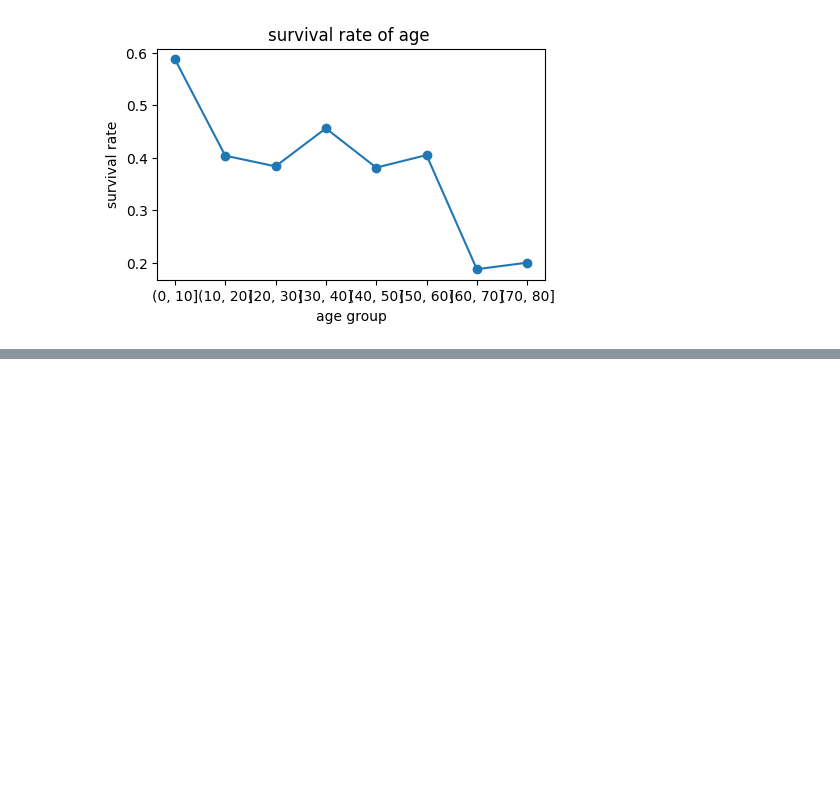
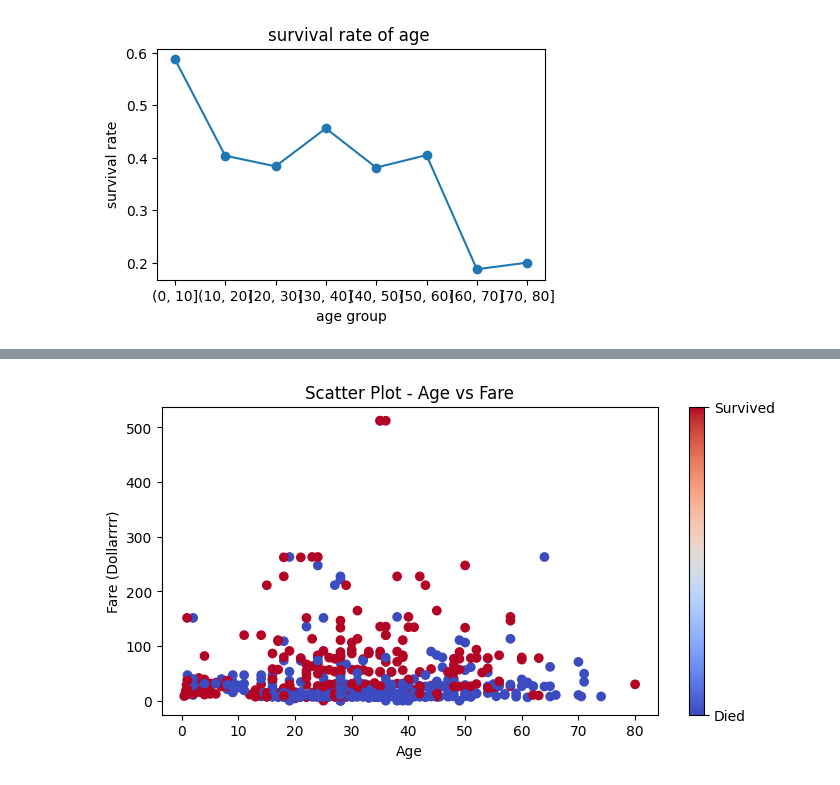
Before and after one commit to MuskanParmar-mp/python_lib, a Jupyter notebook: seabornn.ipynb, the cells around one changed output, grey strips where cells are left out. Cells and saved outputs as stored; diff of their text form; code cells hidden in the pictures; blank space fills up the shorter version.

```diff
--- a/seabornn.ipynb
+++ b/seabornn.ipynb
@@ -259,0 +266,12 @@ plt.show()
+# %%
+plt.figure(figsize=(8, 4))
+sc = plt.scatter(df["age"],df["fare"], c=df["survived"],cmap="coolwarm")
+plt.title("Scatter Plot - Age vs Fare")
+plt.xlabel("Age")
+plt.ylabel("Fare (Dollarrrr)")
+cbar = plt.colorbar(sc)
+cbar.set_ticks([0, 1])
+cbar.set_ticklabels(["Died", "Survived"])
+plt.show()
+# %% [output]
+[figure, added]
```
Also changed, not shown: parts of 5 cells of this notebook.
